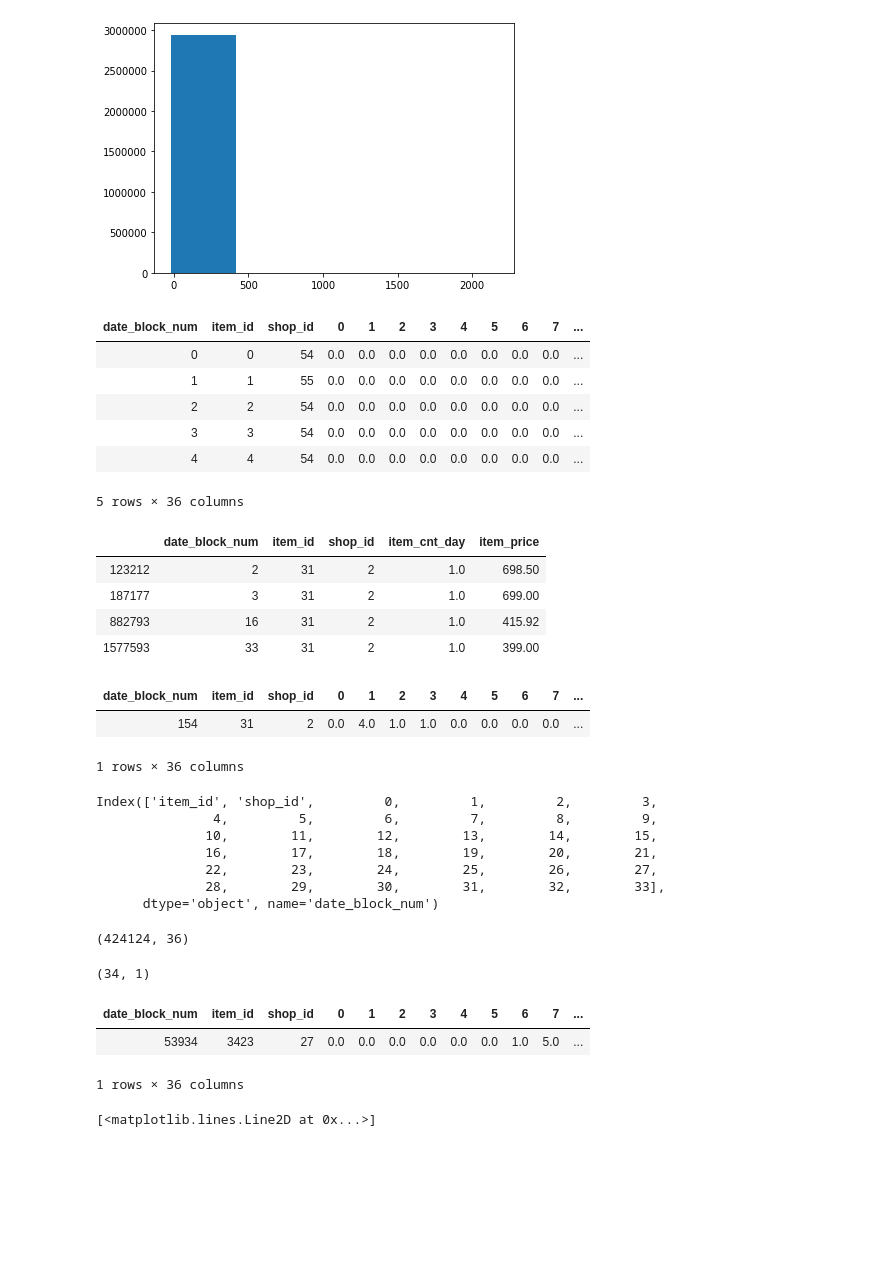
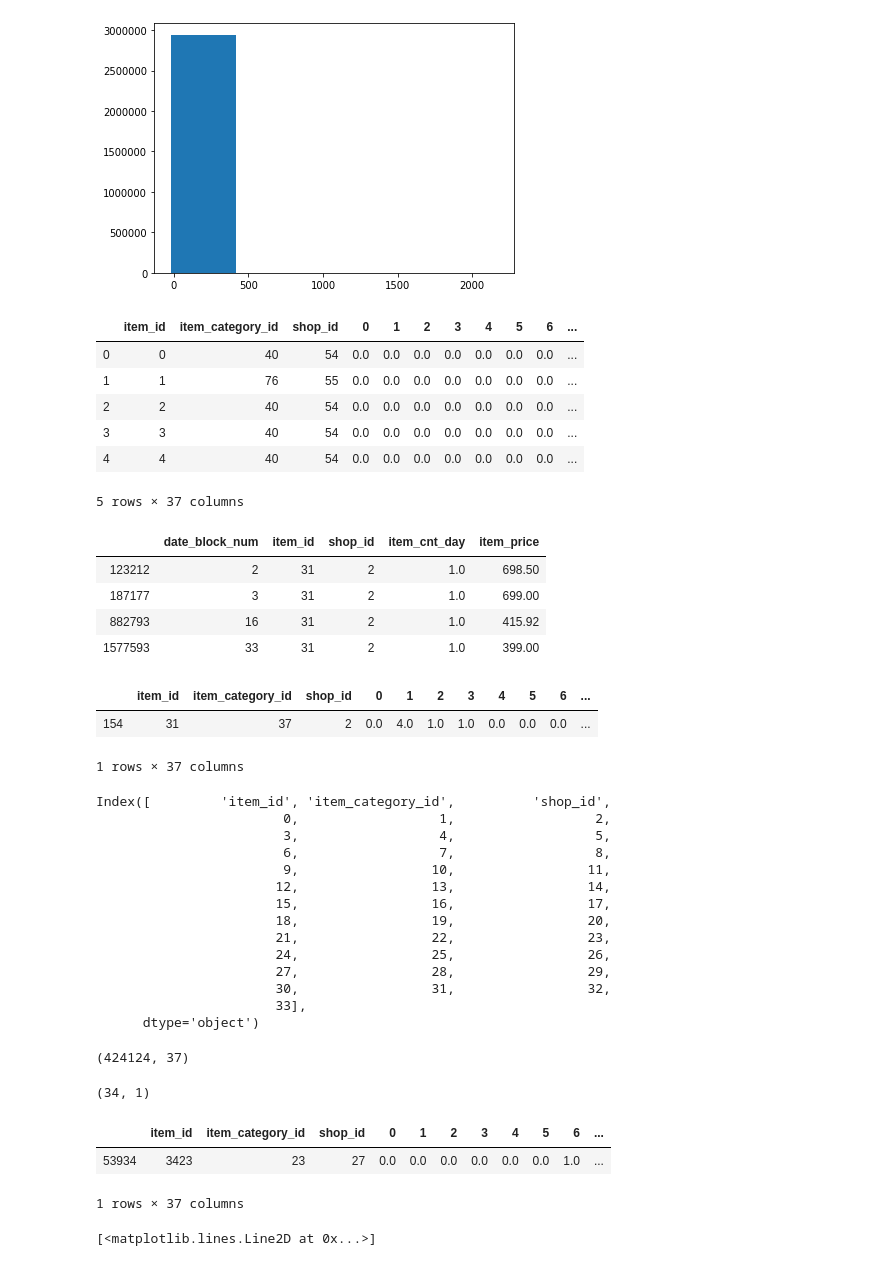
Before and after one commit to bmp0924/Predict-Future-Sales, a Jupyter notebook: Neural Model.ipynb, the cells around one changed output. Saved outputs shown, nothing was run; the diff lists cells and outputs as text; code cells hidden in the pictures; blank space fills up the shorter version.

```diff
--- a/Neural Model.ipynb
+++ b/Neural Model.ipynb
@@ -85,34 +85,34 @@ train = train.loc[(train.item_cnt_day < 669)]
 # %%
 data = train.groupby(['date_block_num','item_id','shop_id']).sum().reset_index()
 # print(data)
 data = data[['date_block_num','item_id','shop_id','item_cnt_day','item_price']]
 item_catigories = item_catigories[['item_id','item_category_id']]
 
 # data.head(10)
 
 table = pd.pivot_table(data, values='item_cnt_day', index=['item_id', 'shop_id'],
                         columns=['date_block_num'], aggfunc=np.sum).reset_index()
 
 table = table.fillna(0)
 
-data_form = table
-# data_form = item_catigories.merge(table, on = ['item_id'], how = 'left')
+# data_form = table
+data_form = item_catigories.merge(table, on = ['item_id'], how = 'inner')
 
 data_form.head()
 
 
 #get rid of those not in test data
 # data_form = test.merge(table, on = ['item_id'], how = 'left')
 
 # data_form = data_form.fillna(0)
 # %% [output]
-| date_block_num | item_id | shop_id | 0 | 1 | 2 | 3 | 4 | 5 | 6 | 7 | ... |
-| 0 | 0 | 54 | 0.0 | 0.0 | 0.0 | 0.0 | 0.0 | 0.0 | 0.0 | 0.0 | ... |
-| 1 | 1 | 55 | 0.0 | 0.0 | 0.0 | 0.0 | 0.0 | 0.0 | 0.0 | 0.0 | ... |
-| 2 | 2 | 54 | 0.0 | 0.0 | 0.0 | 0.0 | 0.0 | 0.0 | 0.0 | 0.0 | ... |
-| 3 | 3 | 54 | 0.0 | 0.0 | 0.0 | 0.0 | 0.0 | 0.0 | 0.0 | 0.0 | ... |
-| 4 | 4 | 54 | 0.0 | 0.0 | 0.0 | 0.0 | 0.0 | 0.0 | 0.0 | 0.0 | ... |
+|  | item_id | item_category_id | shop_id | 0 | 1 | 2 | 3 | 4 | 5 | 6 | ... |
+| 0 | 0 | 40 | 54 | 0.0 | 0.0 | 0.0 | 0.0 | 0.0 | 0.0 | 0.0 | ... |
+| 1 | 1 | 76 | 55 | 0.0 | 0.0 | 0.0 | 0.0 | 0.0 | 0.0 | 0.0 | ... |
+| 2 | 2 | 40 | 54 | 0.0 | 0.0 | 0.0 | 0.0 | 0.0 | 0.0 | 0.0 | ... |
+| 3 | 3 | 40 | 54 | 0.0 | 0.0 | 0.0 | 0.0 | 0.0 | 0.0 | 0.0 | ... |
+| 4 | 4 | 40 | 54 | 0.0 | 0.0 | 0.0 | 0.0 | 0.0 | 0.0 | 0.0 | ... |
-5 rows × 36 columns
+5 rows × 37 columns
 # %%
 data.loc[(data['date_block_num'] > 1) & (data['shop_id'] == 2) & (data['item_id'] == 31)]
 # %% [output]
@@ -124,38 +124,45 @@ data.loc[(data['date_block_num'] > 1) & (data['shop_id'] == 2) & (data['item_id'
 # %%
 data_form.loc[(data_form['shop_id'] == 2) & (data_form['item_id'] == 31)]
 # %% [output]
-| date_block_num | item_id | shop_id | 0 | 1 | 2 | 3 | 4 | 5 | 6 | 7 | ... |
-| 154 | 31 | 2 | 0.0 | 4.0 | 1.0 | 1.0 | 0.0 | 0.0 | 0.0 | 0.0 | ... |
+|  | item_id | item_category_id | shop_id | 0 | 1 | 2 | 3 | 4 | 5 | 6 | ... |
+| 154 | 31 | 37 | 2 | 0.0 | 4.0 | 1.0 | 1.0 | 0.0 | 0.0 | 0.0 | ... |
-1 rows × 36 columns
+1 rows × 37 columns
 # %%
 data_form.columns
 # %% [output]
-Index(['item_id', 'shop_id',         0,         1,         2,         3,
-               4,         5,         6,         7,         8,         9,
-              10,        11,        12,        13,        14,        15,
-              16,        17,        18,        19,        20,        21,
-              22,        23,        24,        25,        26,        27,
-              28,        29,        30,        31,        32,        33],
-      dtype='object', name='date_block_num')
+Index([         'item_id', 'item_category_id',          'shop_id',
+                        0,                  1,                  2,
+                        3,                  4,                  5,
+                        6,                  7,                  8,
+                        9,                 10,                 11,
+                       12,                 13,                 14,
+                       15,                 16,                 17,
+                       18,                 19,                 20,
+                       21,                 22,                 23,
+                       24,                 25,                 26,
+                       27,                 28,                 29,
+                       30,                 31,                 32,
+                       33],
+      dtype='object')
 # %%
 # faad = data_from.loc[(data['date_block_num'] > 32) & (data['shop_id'] == 2)]
 # print(faad)
 # %%
 data_form.shape
 # %% [output]
-(424124, 36)
+(424124, 37)
 # %%
 guess_and_check = data_form
 guess_and_check = guess_and_check.loc[guess_and_check['shop_id'] == 27]
 guess_and_check = guess_and_check.loc[guess_and_check['item_id'] == 3423]
-check_vals = guess_and_check.drop(columns=['shop_id','item_id']).T
+check_vals = guess_and_check.drop(columns=['shop_id','item_id','item_category_id']).T
 print(check_vals.shape)
 guess_and_check
 # %% [output]
 (34, 1)
-| date_block_num | item_id | shop_id | 0 | 1 | 2 | 3 | 4 | 5 | 6 | 7 | ... |
-| 53934 | 3423 | 27 | 0.0 | 0.0 | 0.0 | 0.0 | 0.0 | 0.0 | 1.0 | 5.0 | ... |
+|  | item_id | item_category_id | shop_id | 0 | 1 | 2 | 3 | 4 | 5 | 6 | ... |
+| 53934 | 3423 | 23 | 27 | 0.0 | 0.0 | 0.0 | 0.0 | 0.0 | 0.0 | 1.0 | ... |
-1 rows × 36 columns
+1 rows × 37 columns
 # %%
 plt.figure(figsize =(10,4))
 plt.title("Sales of item"+ str(guess_and_check['item_id']) + 'at shop '+ str(guess_and_check['shop_id']))
```
Also changed, not shown: parts of 5 cells of this notebook.
